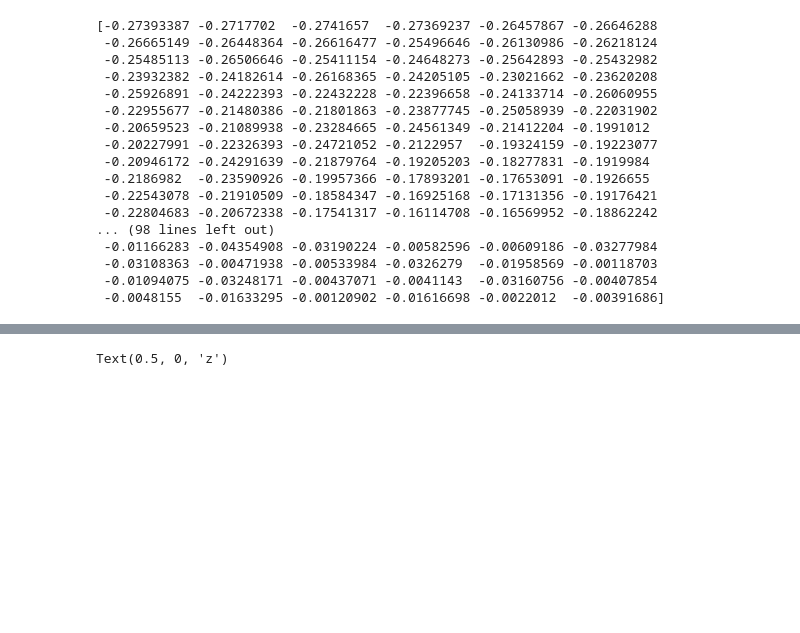
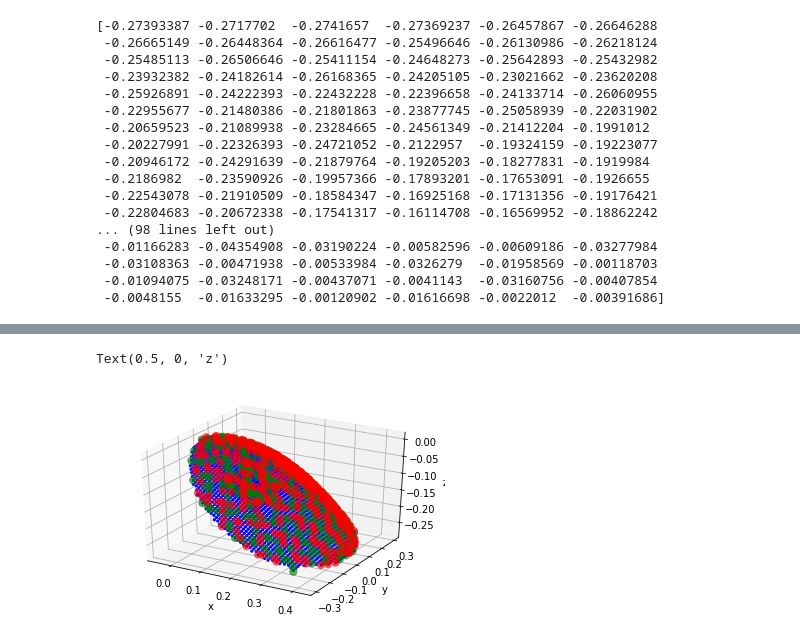
Before and after one commit to seamusomurchu/graspoutputs, a Jupyter notebook: zpointsonxysurfv2.ipynb, the cells around one changed output, grey strips where cells are left out. Saved outputs shown, nothing was run; the diff lists cells and outputs as text; code cells hidden in the pictures; blank space fills up the shorter version.

```diff
--- a/zpointsonxysurfv2.ipynb
+++ b/zpointsonxysurfv2.ipynb
@@ -240,16 +183,17 @@ for i in range(len(xret)):
 # %%
 %matplotlib qt
-fig = plt.figure(2)
+fig = plt.figure()
 ax = fig.add_subplot(111, projection='3d')
 
 ax.scatter(m1pts[:,0]/1000, m1pts[:,1]/1000, m1pts[:,2]/1000, c='b', marker='.')
 ax.scatter(xre1, yre1, zre2, c='g', marker='.', linewidth=None, s=200, alpha=0.6)
 ax.scatter(xret, yret, zre2t, c='r', marker='.', linewidth=None, s=200, alpha=0.6)
 ax.set_xlabel("x")
 ax.set_ylabel("y")
 ax.set_zlabel("z")
 # %% [output]
 Text(0.5, 0, 'z')
+[figure, added]
 # %%
 print(xret.shape, yret.shape, zre2t.shape)
 # %% [output]
```
Also changed, not shown: parts of 10 cells of this notebook.
